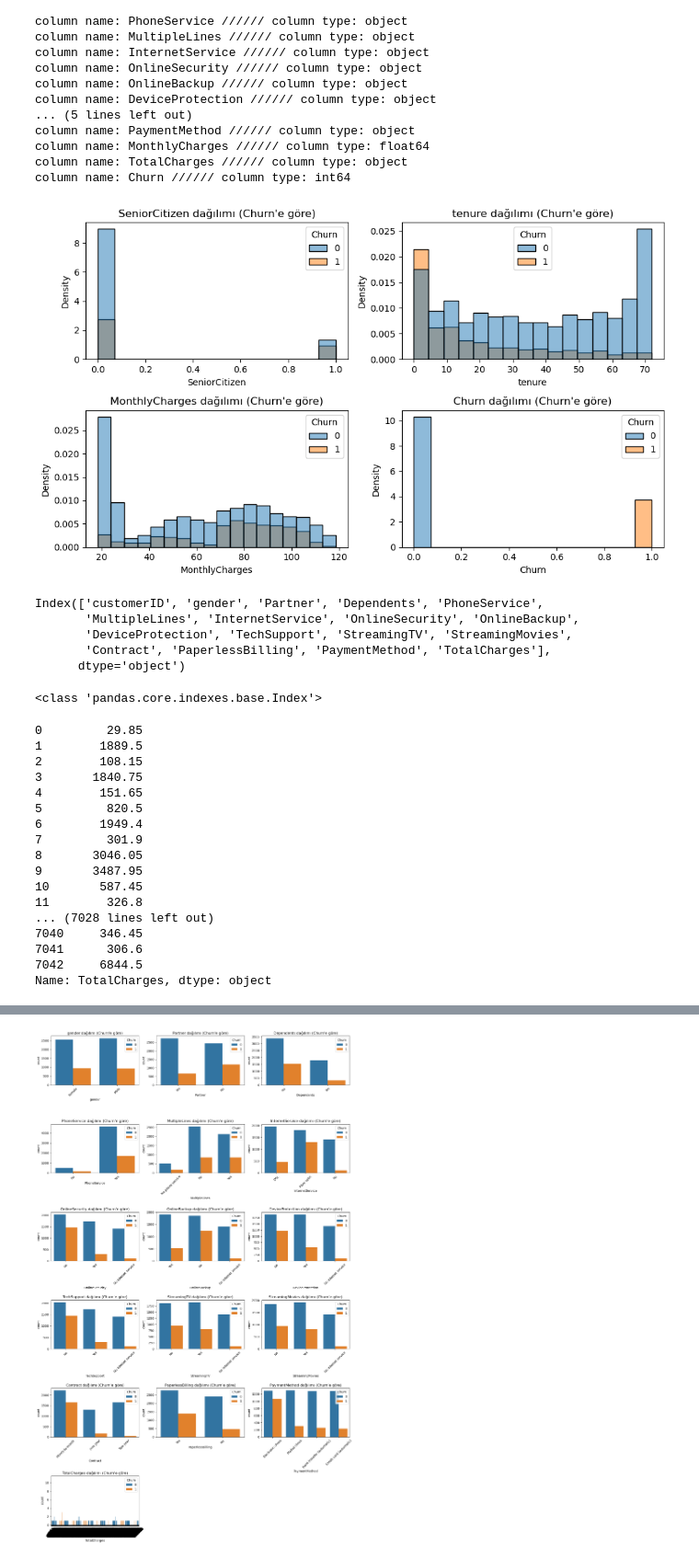
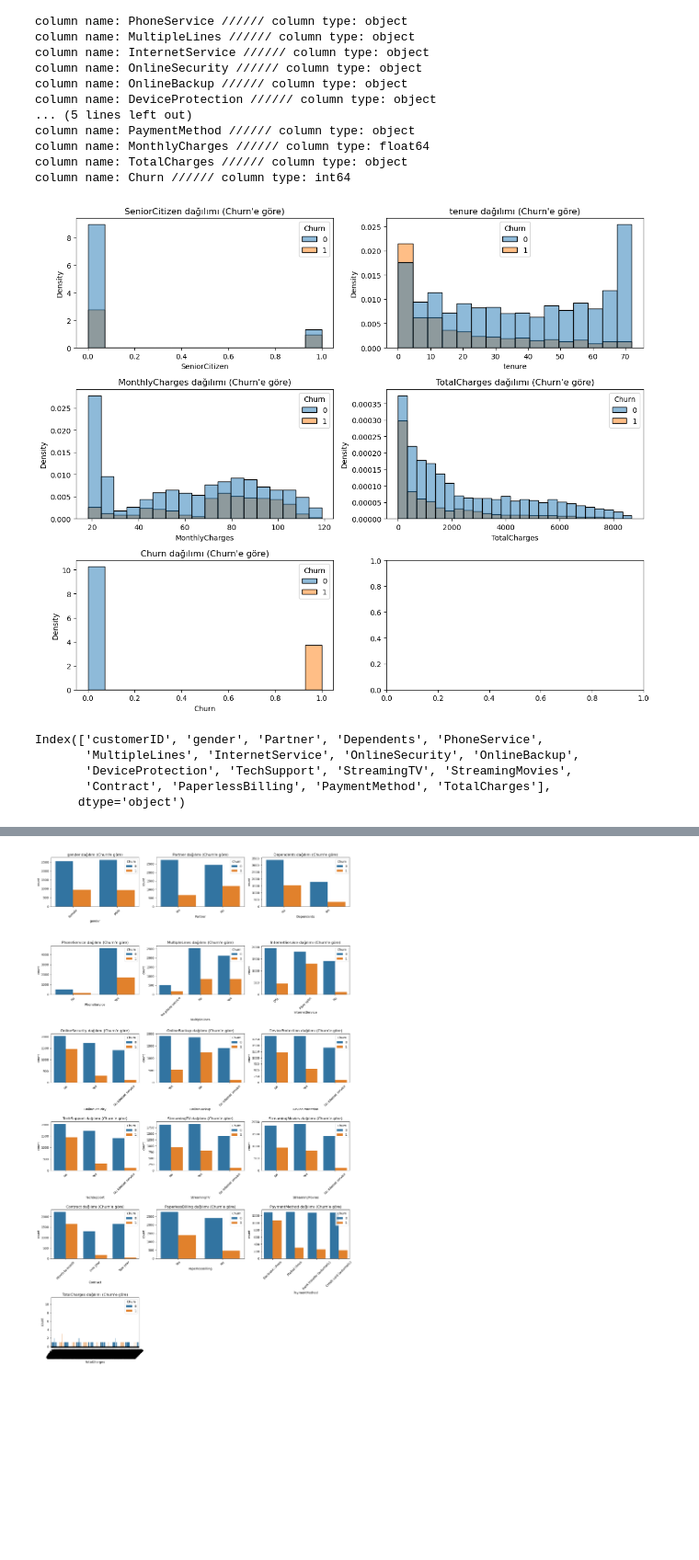
Before and after one commit to simplextable/Telco_Churn_Prediction, a Jupyter notebook: v001.ipynb, the cells around one changed output, grey strips where cells are left out. Shown at 92% size. Saved outputs shown, nothing was run; the diff lists cells and outputs as text; code cells hidden in the pictures; blank space fills up the shorter version.

Commit message:
Totalcharges NaN values are filled. Totalcharges dtype is changed

```diff
--- a/v001.ipynb
+++ b/v001.ipynb
@@ -71,6 +72,18 @@ Churn oranı:
 0    0.73463
 1    0.26537
 Name: proportion, dtype: float64
+# %%
+#df[df["TotalCharges"].isnull().sum()]
+df["TotalCharges"].replace(" ", np.nan, inplace=True)
+df['TotalCharges'].fillna(0, inplace=True)
+#df[df["TotalCharges"].isnull().sum()]
+#print(df['TotalCharges'].dtype)
+# We converted TotalCharges from object to Float64
+df['TotalCharges'] = pd.to_numeric(df['TotalCharges'])
+#print(df['TotalCharges'].dtype)
+# there were 11 rows. Their TotalCharges values were NaN. They seems just new
+# customers. Because tenure was 0. So we thought they didnt pay any bill yet
+# and set their TotalCharges value as 0.
 # %%
 numerical_cols = df.select_dtypes(include=["int64", "float64"]).columns.tolist()
 numerical_cols
@@ -116,26 +121,24 @@ column name: MonthlyCharges ////// column type: float64
 column name: TotalCharges ////// column type: object
 column name: Churn ////// column type: int64
 # %%
-fig, axes = plt.subplots(2, 2, figsize=(10, 6))  # 2x2 grid ve toplam figür boyutu
-
-# 2x2 matrisin düzleştirilmiş halini alıyoruz
+fig, axes = plt.subplots(3, 2, figsize=(12, 10))
 axes = axes.flatten()
 
-for i, col in enumerate(numerical_cols[:4]):  # 2x2=4 plot olacak
+for i, col in enumerate(numerical_cols):
     sns.histplot(
         data=df,
         x=col,
         hue='Churn',
         kde=False,
         stat='density',
-        ax=axes[i]  # her subplot’u kendi eksenine çizdiriyoruz
+        ax=axes[i]
     )
     axes[i].set_title(f"{col} dağılımı (Churn'e göre)")
 
 plt.tight_layout()
 plt.show()
 # %% [output]
-[figure, old version]
+[figure, new version]
 # %%
 categorical_cols
 # %% [output]
@@ -144,7 +147,3 @@ Index(['customerID', 'gender', 'Partner', 'Dependents', 'PhoneService',
        'DeviceProtection', 'TechSupport', 'StreamingTV', 'StreamingMovies',
        'Contract', 'PaperlessBilling', 'PaymentMethod', 'TotalCharges'],
       dtype='object')
-# %%
-print(type(categorical_cols))
-# %% [output]
-<class 'pandas.core.indexes.base.Index'>
@@ -153,21 +149,0 @@ categorical_cols = categorical_cols.drop('customerID')
-# %%
-pd.set_option("display.max_rows", None)
-print(df.TotalCharges)
-# %% [output]
-0         29.85
-1        1889.5
-2        108.15
-3       1840.75
-4        151.65
-5         820.5
-6        1949.4
-7         301.9
-8       3046.05
-9       3487.95
-10       587.45
-11        326.8
-... (7028 lines left out)
-7040     346.45
-7041      306.6
-7042     6844.5
-Name: TotalCharges, dtype: object
```
Also changed, not shown: parts of 10 cells of this notebook, 1 other file.
